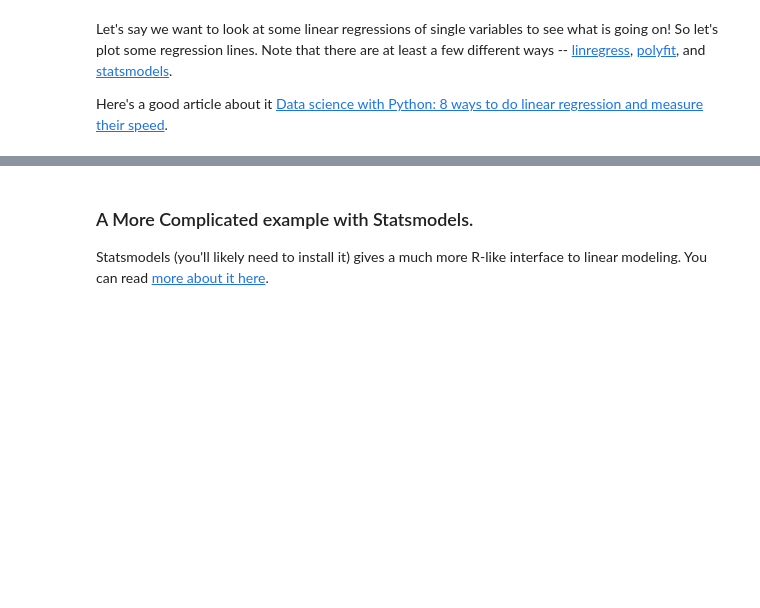
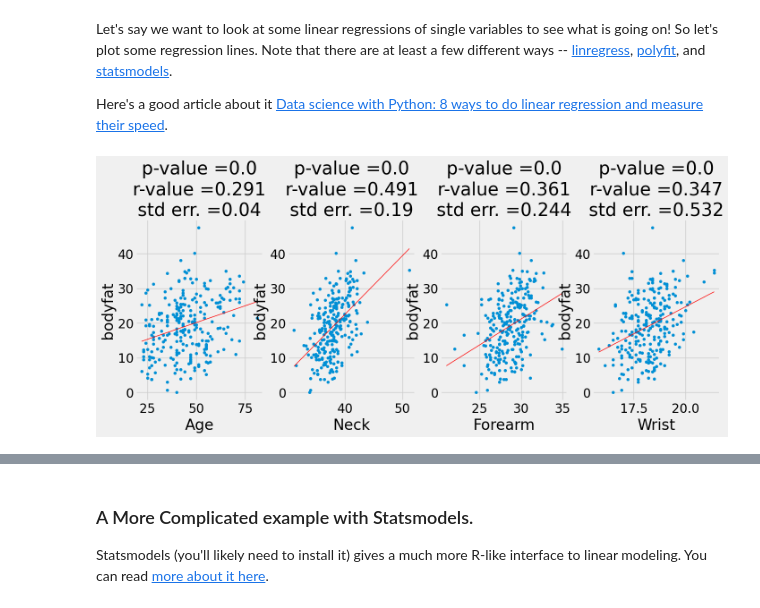
Before and after one commit to nmattei/cmps3160, a Jupyter notebook: _demos/Demo-12.ipynb, the cells around one changed output, grey strips where cells are left out. Drawn from its saved outputs; the diff is of its cells as text; code cells hidden in the pictures; blank space fills up the shorter version.

```diff
--- a/_demos/Demo-12.ipynb
+++ b/_demos/Demo-12.ipynb
@@ -52,0 +5,23 @@ pd.set_option('display.width', 1000)
+# %%
+# clone the course repository, change to right directory, and import libraries.
+%cd /content
+!git clone https://github.com/nmattei/cmps3160.git
+%cd /content/cmps3160/_demos
+import pandas as pd
+import numpy as np
+import matplotlib.pyplot as plt
+import scipy.stats as stats
+import seaborn as sns
+# SKLEARN stuff
+import sklearn
+from sklearn.model_selection import train_test_split
+from sklearn.tree import DecisionTreeClassifier, plot_tree
+from sklearn import metrics
+# Load SQLITE
+import sqlite3
+plt.style.use('fivethirtyeight')
+# Make the fonts a little bigger in our graphs.
+font = {'size'   : 20}
+plt.rc('font', **font)
+plt.rcParams['mathtext.fontset'] = 'cm'
+plt.rcParams['pdf.fonttype'] = 42
@@ -181,20 +305,22 @@ Here's a good article about it [Data science with Python: 8 ways to do linear re
 # %%
 # Let's do a basic Linear Regression on a Single Variable.
 # Note that linregress p-value is whether or not the slope is 0, not if the correlation is significant.
 fig, ax = plt.subplots(1, 4, figsize=(15,5))
 
 for i,o in enumerate(observations):
     slope, intercept, r_value, p_value, std_err = stats.linregress(df_penrose[o],
                                                                    df_penrose['bodyfat'])
 
     # Pack these into a nice title
-    diag_str = "p-value =" + str(round(p_value, 7)) + "\n" + "r-value =" + str(round(r_value, 7)) + "\nstd err. =" + str(round(std_err, 7))
+    diag_str = "p-value =" + str(round(p_value, 3)) + "\n" + "r-value =" + str(round(r_value, 3)) + "\nstd err. =" + str(round(std_err, 3))
     df_penrose.plot.scatter(x=o, y='bodyfat', title=diag_str, ax=ax[i])
 
     # Make points and line
     pts = np.linspace(df_penrose[o].min(), df_penrose[o].max(), 500)
     line = slope * pts + intercept
     ax[i].plot(pts, line, lw=1, color='red')
+# %% [output]
+[figure, added]
 # %%
 # We could also use the polyfit function
 
```
Also changed, not shown: parts of 60 cells of this notebook, 3 other files.
